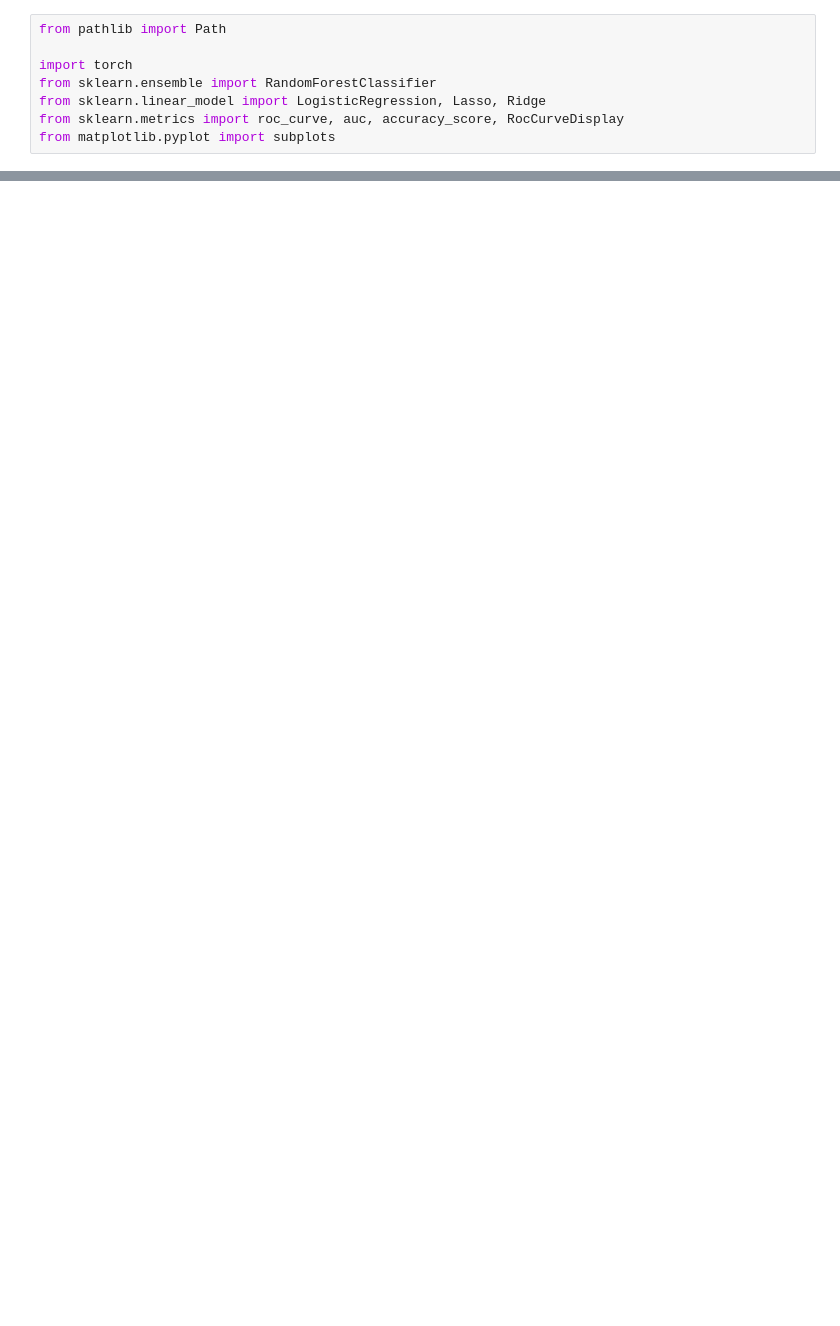
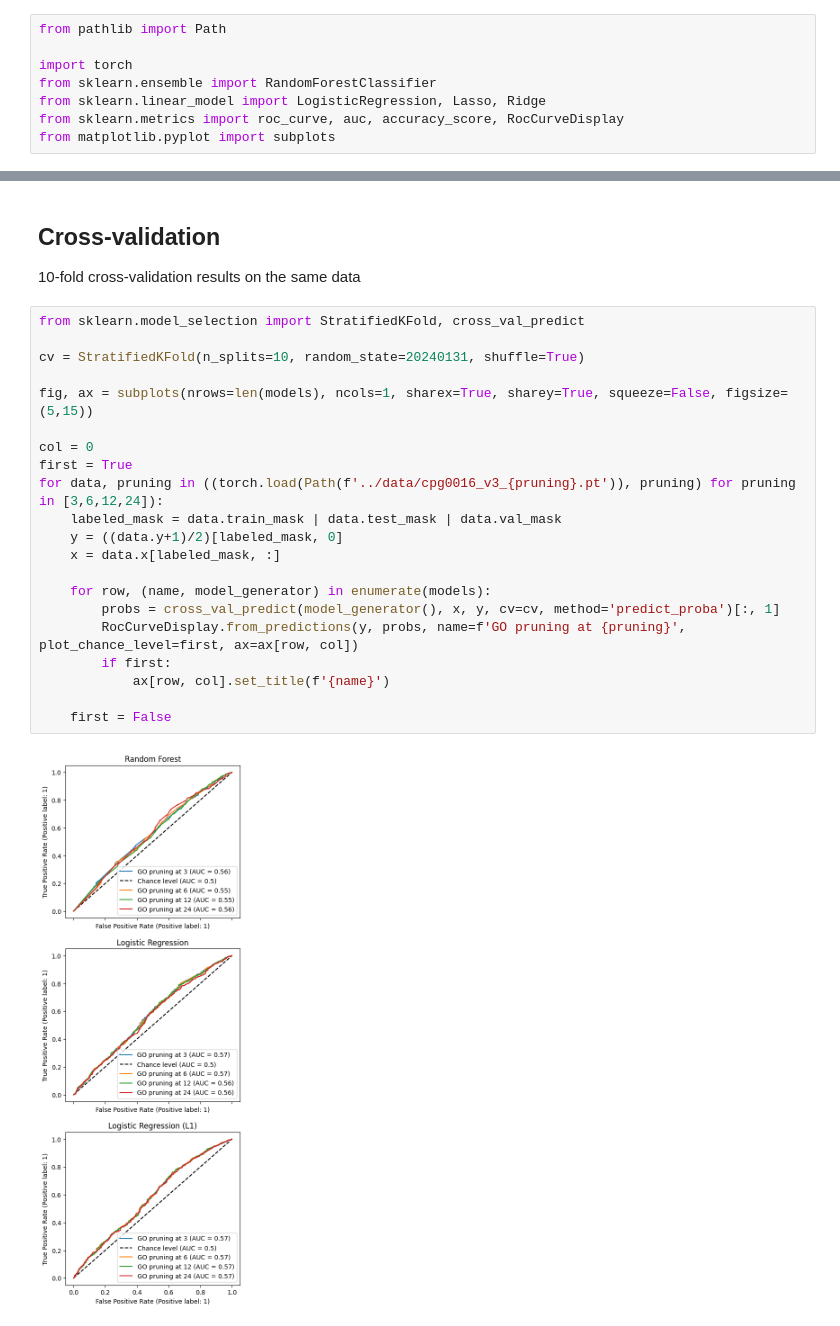
Before and after one commit to Craven-Biostat-Lab/morphology-prediction, a Jupyter notebook: gnn/results/sklearn-models.ipynb, the cells around one changed output, grey strips where cells are left out. Saved outputs shown, nothing was run; the diff lists cells and outputs as text; blank space fills up the shorter version.

```diff
--- a/gnn/results/sklearn-models.ipynb
+++ b/gnn/results/sklearn-models.ipynb
@@ -30,0 +39,27 @@ for data, pruning in ((torch.load(Path(f'../data/cpg0016_v3_{pruning}.pt')), pru
+# %% [markdown]
+## Cross-validation
+
+10-fold cross-validation results on the same data
+# %%
+from sklearn.model_selection import StratifiedKFold, cross_val_predict
+
+cv = StratifiedKFold(n_splits=10, random_state=20240131, shuffle=True)
+
+fig, ax = subplots(nrows=len(models), ncols=1, sharex=True, sharey=True, squeeze=False, figsize=(5,15))
+
+col = 0
+first = True
+for data, pruning in ((torch.load(Path(f'../data/cpg0016_v3_{pruning}.pt')), pruning) for pruning in [3,6,12,24]):
+    labeled_mask = data.train_mask | data.test_mask | data.val_mask
+    y = ((data.y+1)/2)[labeled_mask, 0]
+    x = data.x[labeled_mask, :]
+
+    for row, (name, model_generator) in enumerate(models):
+        probs = cross_val_predict(model_generator(), x, y, cv=cv, method='predict_proba')[:, 1]
+        RocCurveDisplay.from_predictions(y, probs, name=f'GO pruning at {pruning}', plot_chance_level=first, ax=ax[row, col])
+        if first:
+            ax[row, col].set_title(f'{name}')
+
+    first = False
+# %% [output]
+[figure, added]
```
Also changed, not shown: parts of 2 cells of this notebook.
